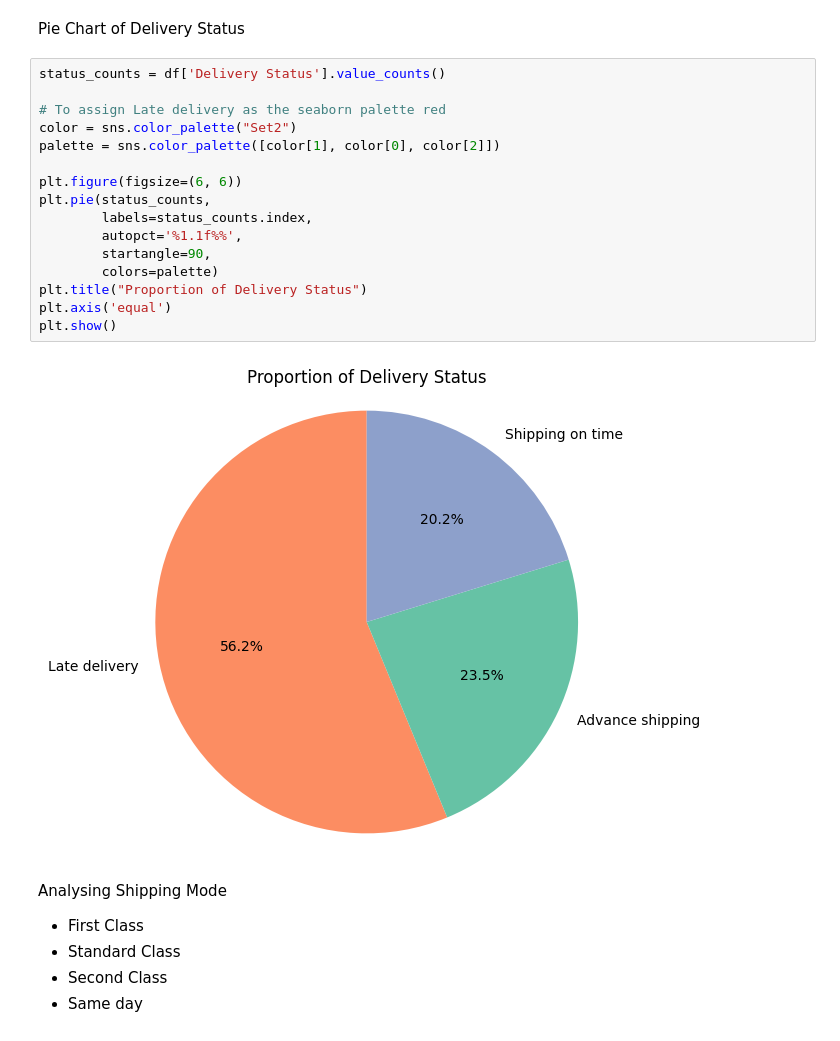
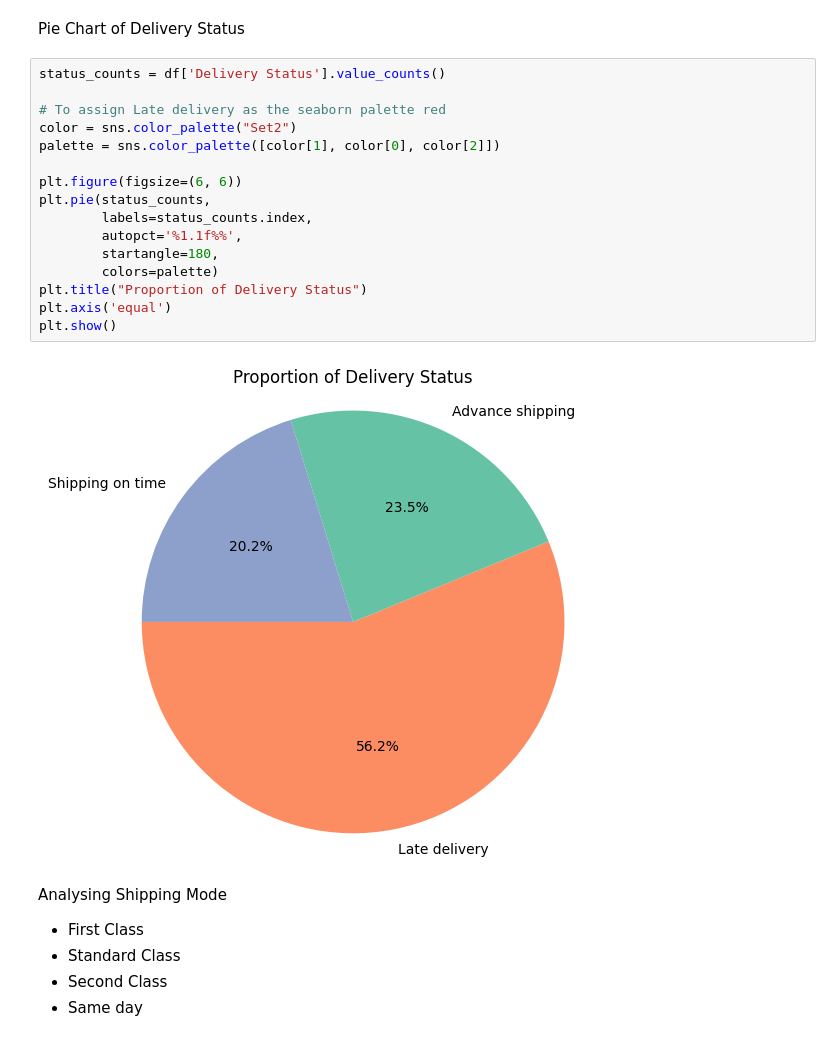
Before and after one commit to hlang014/InternalProject, a Jupyter notebook: Delivery.ipynb, the cells around one changed output. Cells and saved outputs as stored; diff of their text form.

```diff
--- a/Delivery.ipynb
+++ b/Delivery.ipynb
@@ -16,21 +16,21 @@ Pie Chart of Delivery Status
 # %%
 status_counts = df['Delivery Status'].value_counts()
 
 # To assign Late delivery as the seaborn palette red
 color = sns.color_palette("Set2")
 palette = sns.color_palette([color[1], color[0], color[2]])
 
 plt.figure(figsize=(6, 6))
 plt.pie(status_counts,
         labels=status_counts.index,
         autopct='%1.1f%%',
-        startangle=90,
+        startangle=180,
         colors=palette)
 plt.title("Proportion of Delivery Status")
 plt.axis('equal')
 plt.show()
 # %% [output]
-[figure, old version]
+[figure, new version]
 # %% [markdown]
 Analysing Shipping Mode
 * First Class
```
Also changed, not shown: parts of 2 cells of this notebook, 6 other files.
